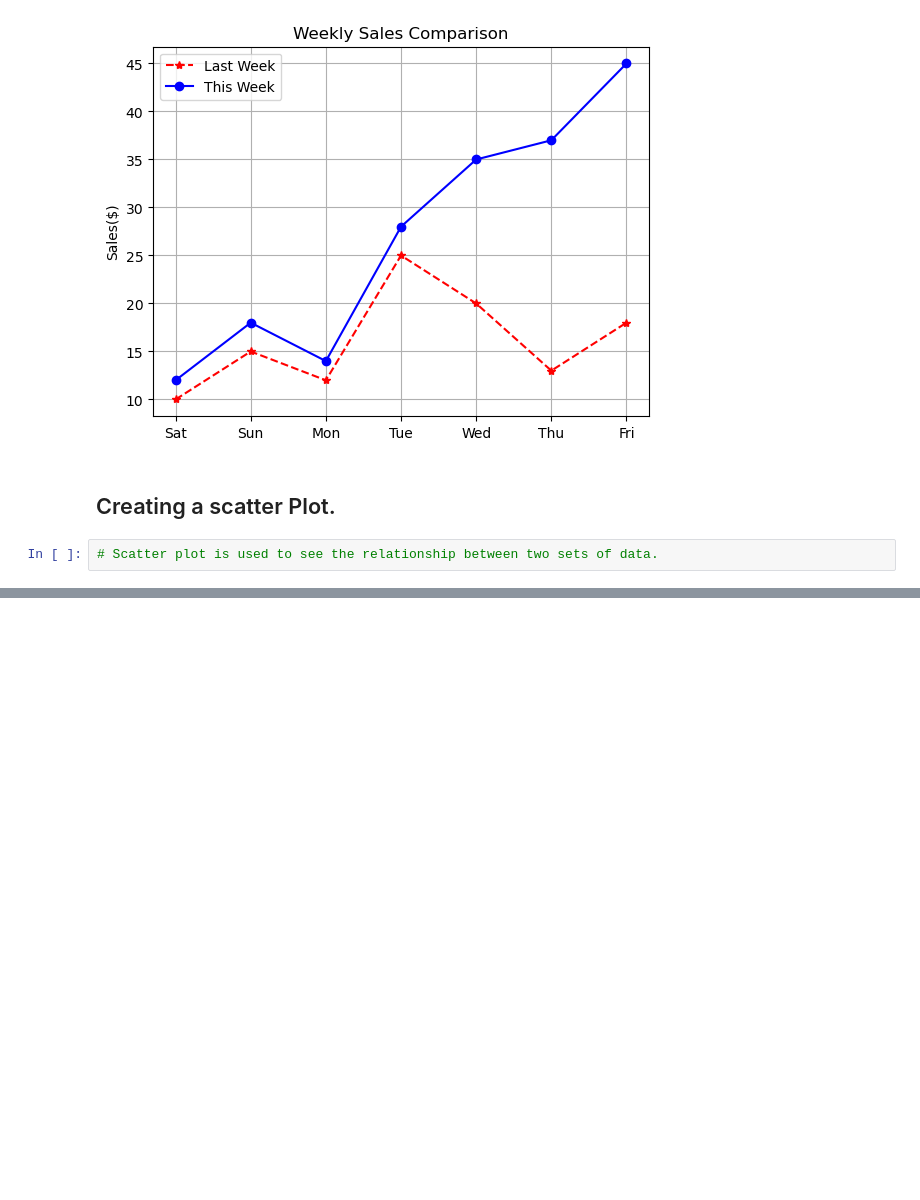
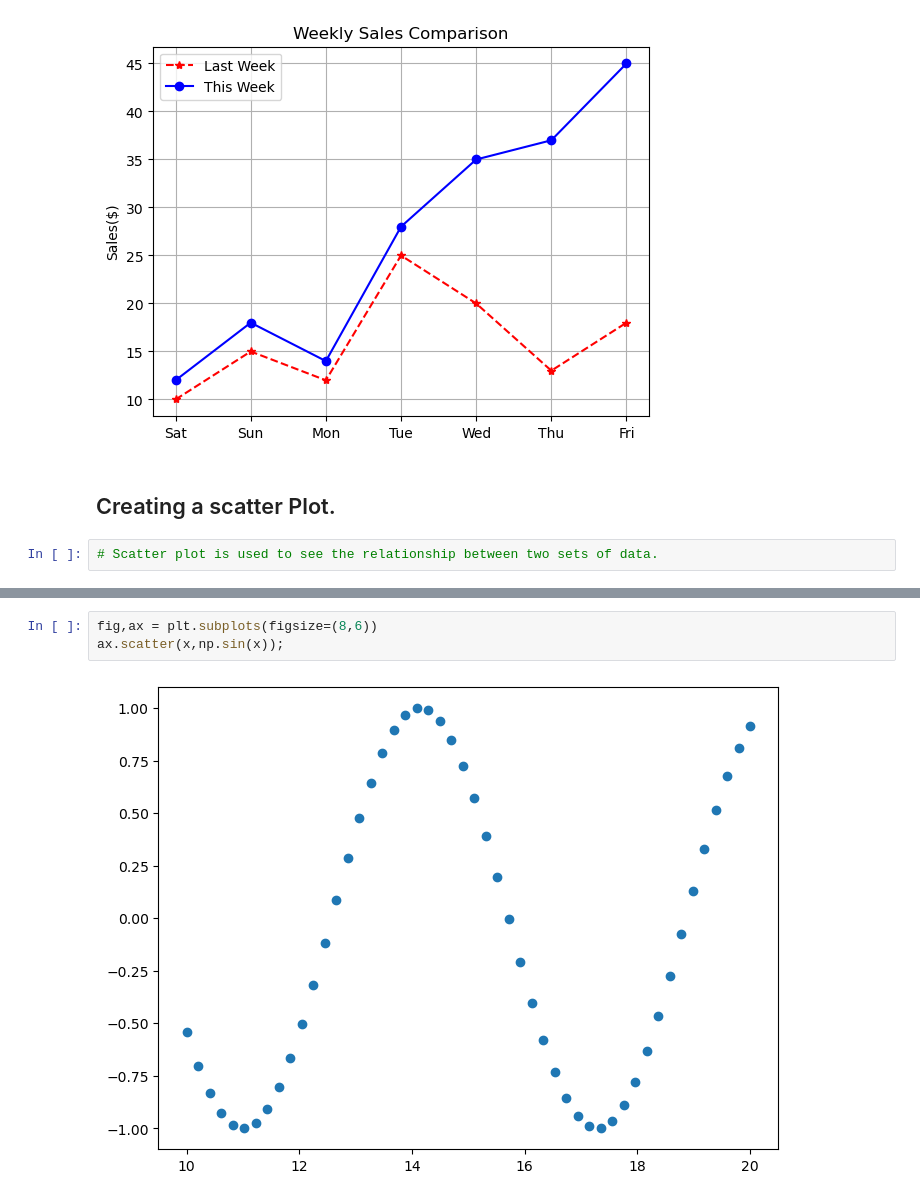
Before and after one commit to mlcodr/Ongoing-ML, a Jupyter notebook: Matplotlib_Here/mat_2.ipynb, the cells around one changed output, grey strips where cells are left out. Cells and saved outputs as stored; diff of their text form; blank space fills up the shorter version.

```diff
--- a/Matplotlib_Here/mat_2.ipynb
+++ b/Matplotlib_Here/mat_2.ipynb
@@ -84,0 +90,5 @@ ax.grid(True);
+# %%
+fig,ax = plt.subplots(figsize=(8,6))
+ax.scatter(x,np.sin(x));
+# %% [output]
+[figure, added]
```
Also changed, not shown: parts of 4 cells of this notebook.
